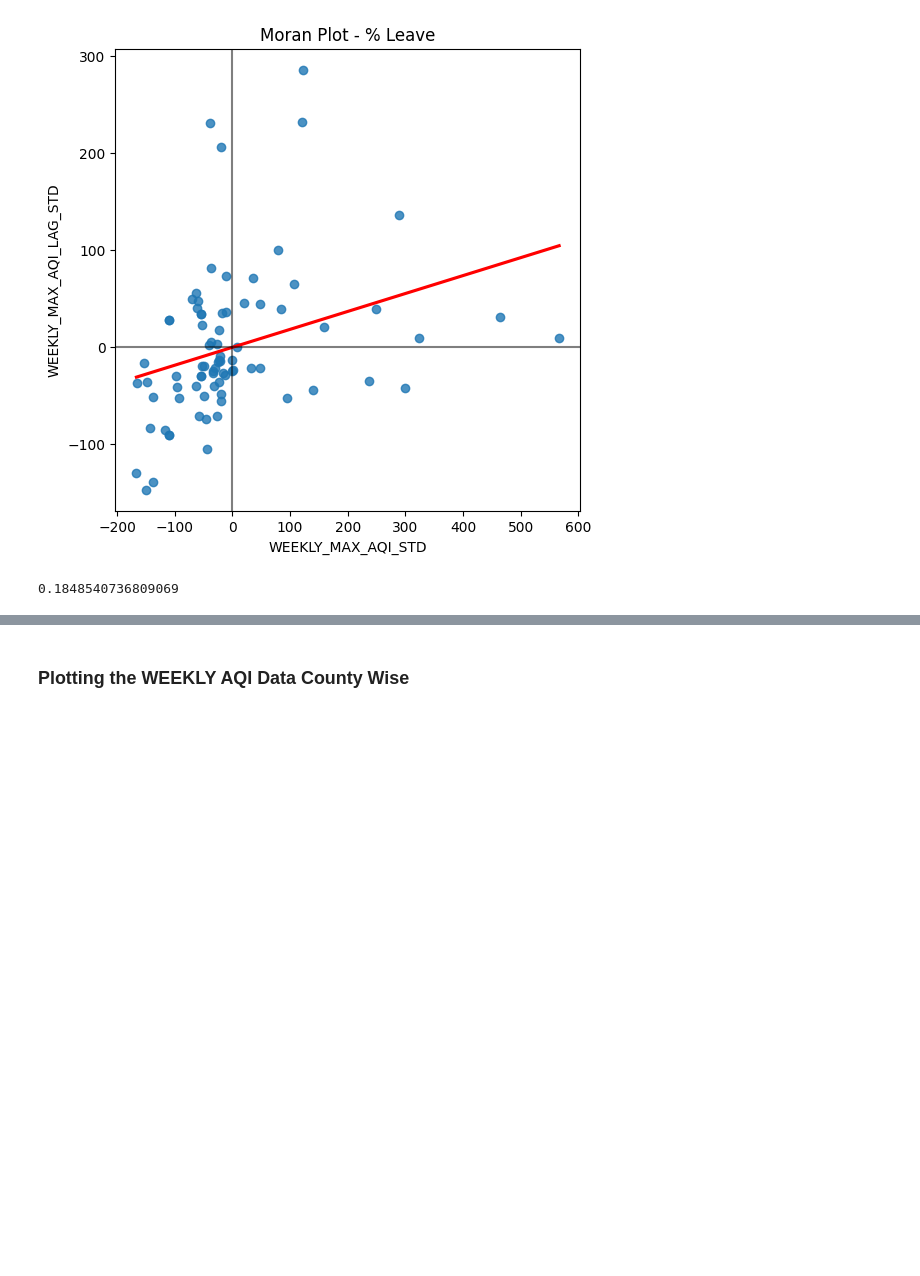
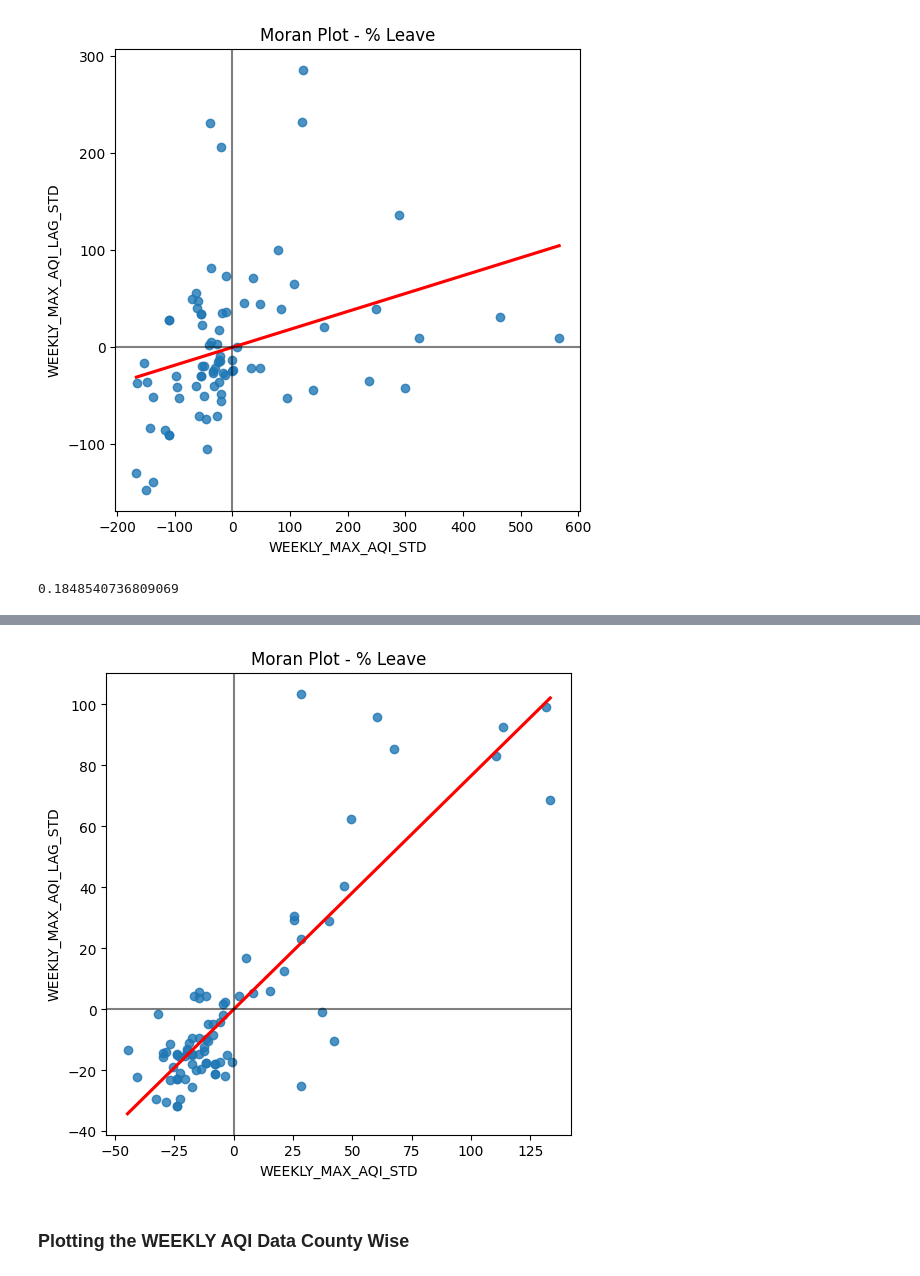
Before and after one commit to abdullahpichoo/GeoSpatialAnalysis-AQI-Impact-on-Public-Health, a Jupyter notebook: Project.ipynb, the cells around one changed output, grey strips where cells are left out. Cells and saved outputs as stored; diff of their text form; code cells hidden in the pictures; blank space fills up the shorter version.

```diff
--- a/Project.ipynb
+++ b/Project.ipynb
@@ -1051,0 +1024,6 @@ yearly_corelations
+# %%
+yearly_corelations = {}
+yearly_corelations = get_yearly_corelations(new_final_data_2017, yearly_corelations)
+yearly_corelations = get_yearly_corelations(new_final_data_2018, yearly_corelations)
+yearly_corelations = get_yearly_corelations(new_final_data_2019, yearly_corelations)
+yearly_corelations = get_yearly_corelations(new_final_data_2020, yearly_corelations)
@@ -1052,3 +1081,24 @@ yearly_corelations
+# %%
+co_df["WEEKLY_MAX_AQI_STD"] = co_df["WEEKLY_MAX_AQI"] - co_df["WEEKLY_MAX_AQI"].mean()
+co_df["WEEKLY_MAX_AQI_LAG_STD"] = (
+    co_df["WEEKLY_MAX_AQI_LAG"] - co_df["WEEKLY_MAX_AQI_LAG"].mean()
+)
+
+
+f, ax = plt.subplots(1, figsize=(6, 6))
+seaborn.regplot(
+    x="WEEKLY_MAX_AQI_STD",
+    y="WEEKLY_MAX_AQI_LAG_STD",
+    ci=None,
+    data=co_df,
+    line_kws={"color": "r"},
+)
+ax.axvline(0, c="k", alpha=0.5)
+ax.axhline(0, c="k", alpha=0.5)
+ax.set_title("Moran Plot - % Leave")
+plt.show()
+# %% [output]
+[figure, added]
 # %% [markdown]
 ### Plotting the WEEKLY AQI Data County Wise
 # %% [markdown]
```
Also changed, not shown: parts of 16 cells of this notebook.
